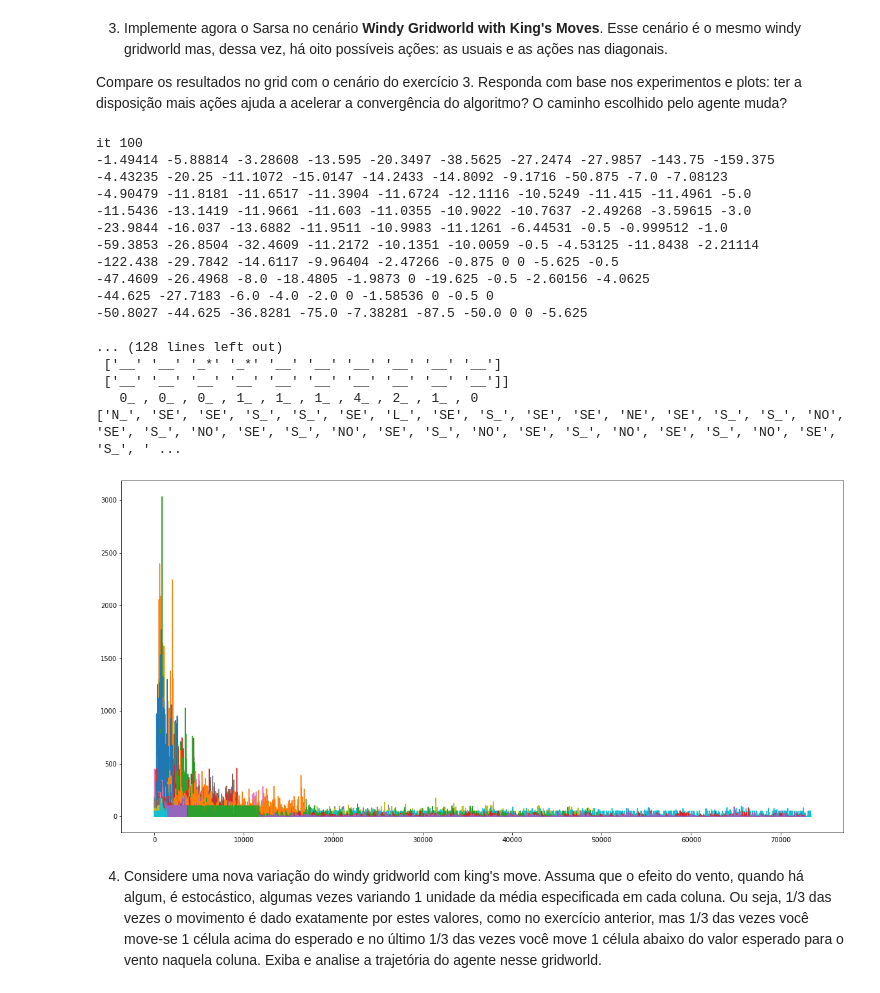
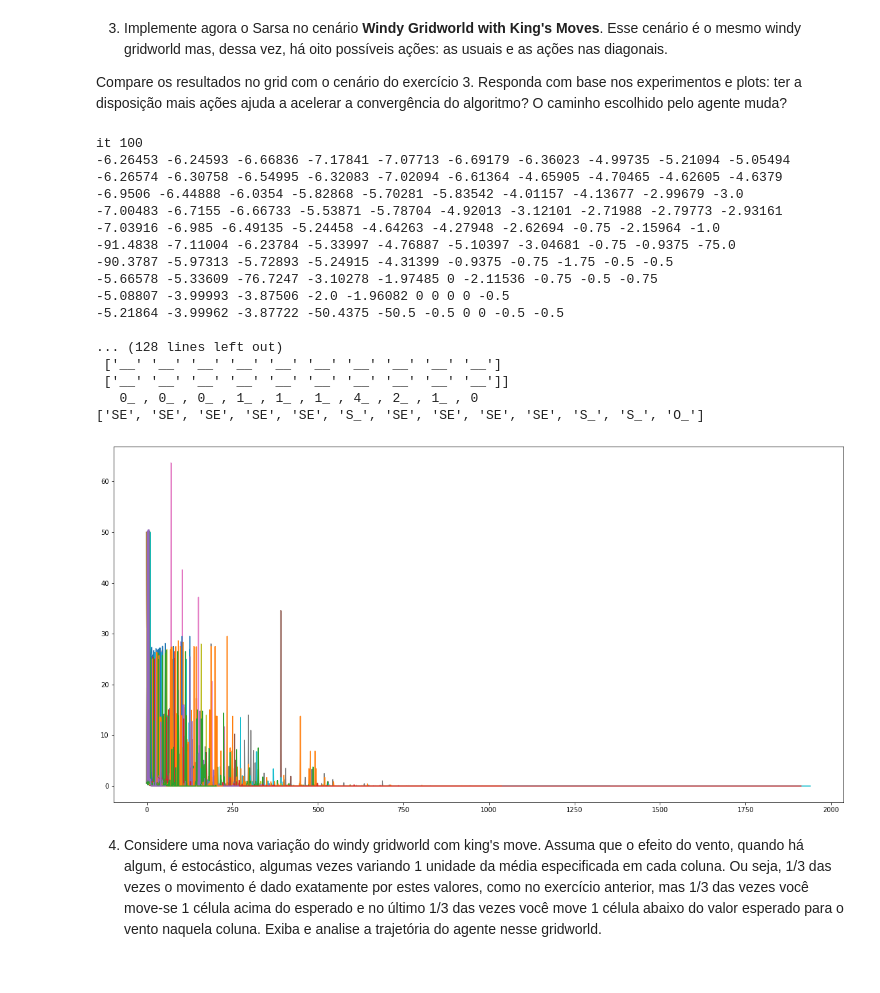
Before and after one commit to girotodenis/semisupervisionada, a Jupyter notebook: Lista_RL_2019_1_Davi_Denis_Naiara.ipynb, the cells around one changed output. Saved outputs shown, nothing was run; the diff lists cells and outputs as text; code cells hidden in the pictures.

```diff
--- a/Lista_RL_2019_1_Davi_Denis_Naiara.ipynb
+++ b/Lista_RL_2019_1_Davi_Denis_Naiara.ipynb
@@ -512,7 +512,8 @@ class EpsilonGreedy:
         next_cell =  states[nova_posicao]
         old_cell_value = current_cell.value
 
-        current_cell.value += current_cell.alpha * (reward + current_cell.gamma * next_cell.values[current_cell.indexActions] - current_cell.value) #Sarsa
+        #current_cell.value += current_cell.alpha * (reward + current_cell.gamma * next_cell.values[current_cell.indexActions] - current_cell.value) #Sarsa
+        current_cell.value += current_cell.alpha * (reward + current_cell.gamma * np.max(next_cell.values) - current_cell.value)
         current_cell.values[current_cell.indexActions] = current_cell.value
 
         current_cell.deltaState.append( float(np.abs(old_cell_value - current_cell.value)) )
@@ -522,7 +523,7 @@ class EpsilonGreedy:
 
         posicao = nova_posicao
 
-      if it in [100,200,3000,5000, 8000, agente.iterations-1]:
+      if it in [100,200,1000,2000, 2500, agente.iterations-1]:
         print('it',it)
         agente.grid()
         print()
@@ -535,42 +536,42 @@ class EpsilonGreedy:
 # %%
 #            'NO','N_','NE'
 #            'O_',     'L_'
 #            'SO','S_','SE'
 mundo4 = Mundo(10, 10, (5, 0), (5, 8), pcardeais8, actions8, [0,0,0,1,1,1,4,2,1,0])
-agente4 = Agente(100000)
+agente4 = Agente(3000)
 deltas4 = agente4.learn(mundo4, EpsilonGreedy)
 print()
 #print(agente4.melhor_caminho(mundo4.inicio, mundo4))
 plt.figure(figsize=(20, 10))
 
 all_series=[]
 for i in agente4.states:
   for j in i:
     all_series.append( list(j.deltaState)[:-50] )
 
 #all_series = [list(s.deltaState)[:50] for s in agente4.states]
 for series in all_series:
     plt.plot(series)
 #plt.plot(all_series)
 # %% [output]
 it 100
--1.49414 -5.88814 -3.28608 -13.595 -20.3497 -38.5625 -27.2474 -27.9857 -143.75 -159.375
--4.43235 -20.25 -11.1072 -15.0147 -14.2433 -14.8092 -9.1716 -50.875 -7.0 -7.08123
--4.90479 -11.8181 -11.6517 -11.3904 -11.6724 -12.1116 -10.5249 -11.415 -11.4961 -5.0
--11.5436 -13.1419 -11.9661 -11.603 -11.0355 -10.9022 -10.7637 -2.49268 -3.59615 -3.0
--23.9844 -16.037 -13.6882 -11.9511 -10.9983 -11.1261 -6.44531 -0.5 -0.999512 -1.0
--59.3853 -26.8504 -32.4609 -11.2172 -10.1351 -10.0059 -0.5 -4.53125 -11.8438 -2.21114
--122.438 -29.7842 -14.6117 -9.96404 -2.47266 -0.875 0 0 -5.625 -0.5
--47.4609 -26.4968 -8.0 -18.4805 -1.9873 0 -19.625 -0.5 -2.60156 -4.0625
--44.625 -27.7183 -6.0 -4.0 -2.0 0 -1.58536 0 -0.5 0
--50.8027 -44.625 -36.8281 -75.0 -7.38281 -87.5 -50.0 0 0 -5.625
+-6.26453 -6.24593 -6.66836 -7.17841 -7.07713 -6.69179 -6.36023 -4.99735 -5.21094 -5.05494
+-6.26574 -6.30758 -6.54995 -6.32083 -7.02094 -6.61364 -4.65905 -4.70465 -4.62605 -4.6379
+-6.9506 -6.44888 -6.0354 -5.82868 -5.70281 -5.83542 -4.01157 -4.13677 -2.99679 -3.0
+-7.00483 -6.7155 -6.66733 -5.53871 -5.78704 -4.92013 -3.12101 -2.71988 -2.79773 -2.93161
+-7.03916 -6.985 -6.49135 -5.24458 -4.64263 -4.27948 -2.62694 -0.75 -2.15964 -1.0
+-91.4838 -7.11004 -6.23784 -5.33997 -4.76887 -5.10397 -3.04681 -0.75 -0.9375 -75.0
+-90.3787 -5.97313 -5.72893 -5.24915 -4.31399 -0.9375 -0.75 -1.75 -0.5 -0.5
+-5.66578 -5.33609 -76.7247 -3.10278 -1.97485 0 -2.11536 -0.75 -0.5 -0.75
+-5.08807 -3.99993 -3.87506 -2.0 -1.96082 0 0 0 0 -0.5
+-5.21864 -3.99962 -3.87722 -50.4375 -50.5 -0.5 0 0 -0.5 -0.5
 
 ... (128 lines left out)
- ['__' '__' '_*' '_*' '__' '__' '__' '__' '__' '__']
+ ['__' '__' '__' '__' '__' '__' '__' '__' '__' '__']
  ['__' '__' '__' '__' '__' '__' '__' '__' '__' '__']]
    0_ , 0_ , 0_ , 1_ , 1_ , 1_ , 4_ , 2_ , 1_ , 0
-['N_', 'SE', 'SE', 'S_', 'S_', 'SE', 'L_', 'SE', 'S_', 'SE', 'SE', 'NE', 'SE', 'S_', 'S_', 'NO', 'SE', 'S_', 'NO', 'SE', 'S_', 'NO', 'SE', 'S_', 'NO', 'SE', 'S_', 'NO', 'SE', 'S_', 'NO', 'SE', 'S_', ' ...
+['SE', 'SE', 'SE', 'SE', 'SE', 'S_', 'SE', 'SE', 'SE', 'SE', 'S_', 'S_', 'O_']
-[figure, old version]
+[figure, new version]
 # %% [markdown]
 4) Considere uma nova variação do windy gridworld com king's move. Assuma que o efeito do vento, quando há algum, é estocástico, algumas vezes variando 1 unidade da média especificada em cada coluna. Ou seja, 1/3 das vezes o movimento é dado exatamente por estes valores, como no exercício anterior, mas 1/3 das vezes você move-se 1 célula acima do esperado e no último 1/3 das vezes você move 1 célula abaixo do valor esperado para o vento naquela coluna. Exiba e analise a trajetória do agente nesse gridworld.
 # %%
```
